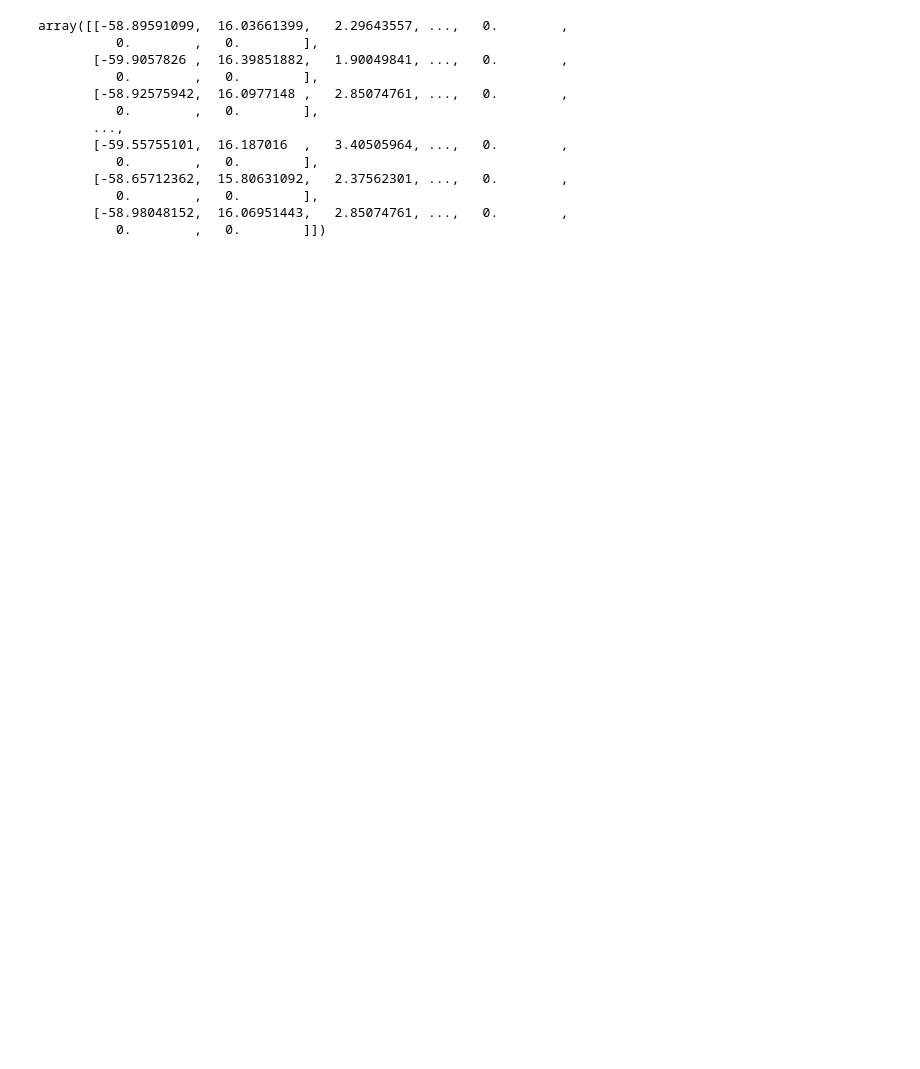
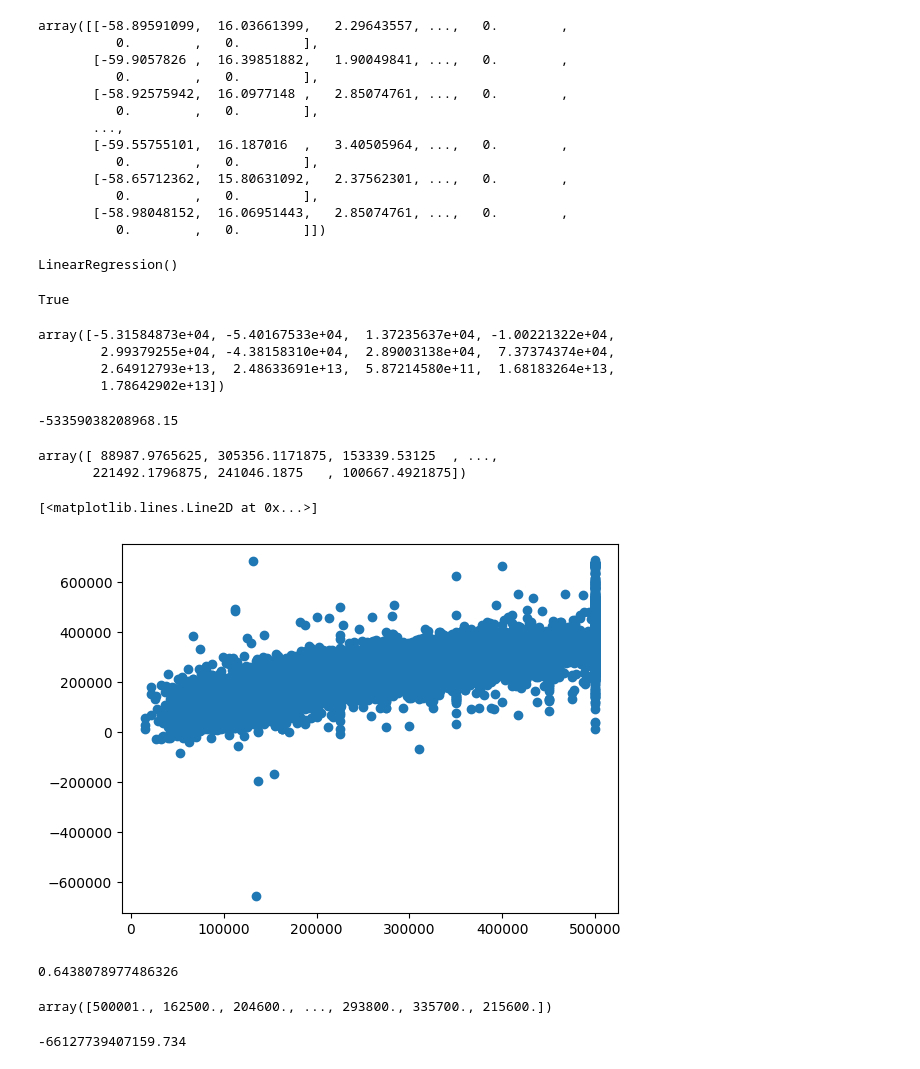
Before and after one commit to vini2309/machineLearningProject, a Jupyter notebook: notebook/EDA.ipynb, the cells around one changed output. Drawn from its saved outputs; the diff is of its cells as text; code cells hidden in the pictures; blank space fills up the shorter version.

```diff
--- a/notebook/EDA.ipynb
+++ b/notebook/EDA.ipynb
@@ -294,0 +270,30 @@ array([[-58.89591099,  16.03661399,   2.29643557, ...,   0.        ,
+# %%
+X = train_df
+y = np.array(df.median_house_value)
+# %%
+lr = LinearRegression()
+# %%
+lr.fit(X, y)
+# %% [output]
+LinearRegression()
+# %%
+lr.fit_intercept
+# %% [output]
+True
+# %%
+lr.coef_
+# %% [output]
+array([-5.31584873e+04, -5.40167533e+04,  1.37235637e+04, -1.00221322e+04,
+        2.99379255e+04, -4.38158310e+04,  2.89003138e+04,  7.37374374e+04,
+        2.64912793e+13,  2.48633691e+13,  5.87214580e+11,  1.68183264e+13,
+        1.78642902e+13])
+# %%
+lr.intercept_
+# %% [output]
+-53359038208968.15
+# %%
+y_hat = lr.predict(X)
+y_hat
+# %% [output]
+array([ 88987.9765625, 305356.1171875, 153339.53125  , ...,
+       221492.1796875, 241046.1875   , 100667.4921875])
@@ -294,0 +302,5 @@ array([[-58.89591099,  16.03661399,   2.29643557, ...,   0.        ,
+# %%
+plt.plot(y, y_hat, "o") ##o represents scatter plot
+# %% [output]
+[<matplotlib.lines.Line2D at 0x...>]
+[figure, added]
@@ -294,0 +309,4 @@ array([[-58.89591099,  16.03661399,   2.29643557, ...,   0.        ,
+# %%
+r2_score(y,y_hat)
+# %% [output]
+0.6438078977486326
@@ -294,0 +315,9 @@ array([[-58.89591099,  16.03661399,   2.29643557, ...,   0.        ,
+# %%
+y_test = np.array(test_df.median_house_value)
+y_test
+# %% [output]
+array([500001., 162500., 204600., ..., 293800., 335700., 215600.])
+# %%
+r2_score(y_test,yhat_test)
+# %% [output]
+-66127739407159.734
```
Also changed, not shown: parts of 7 cells of this notebook, 7 other files.
